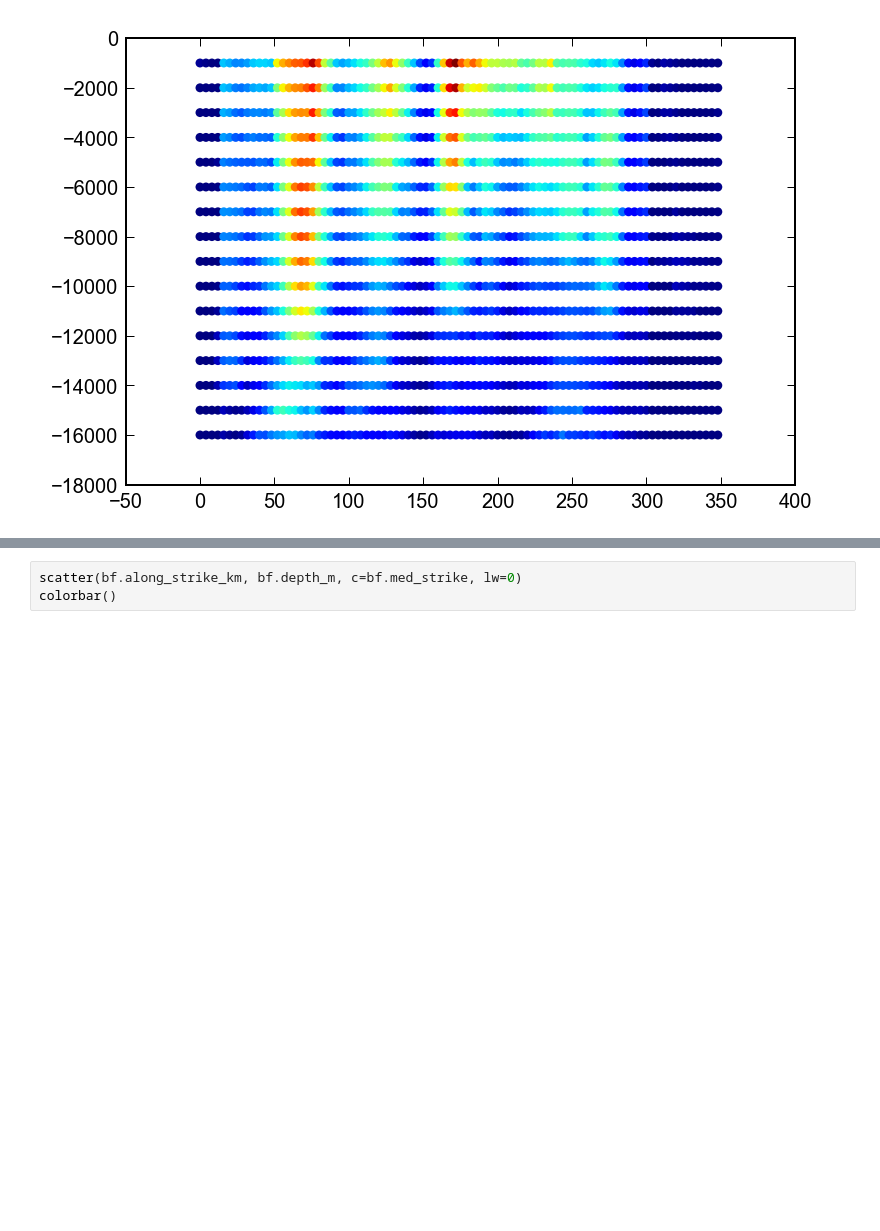
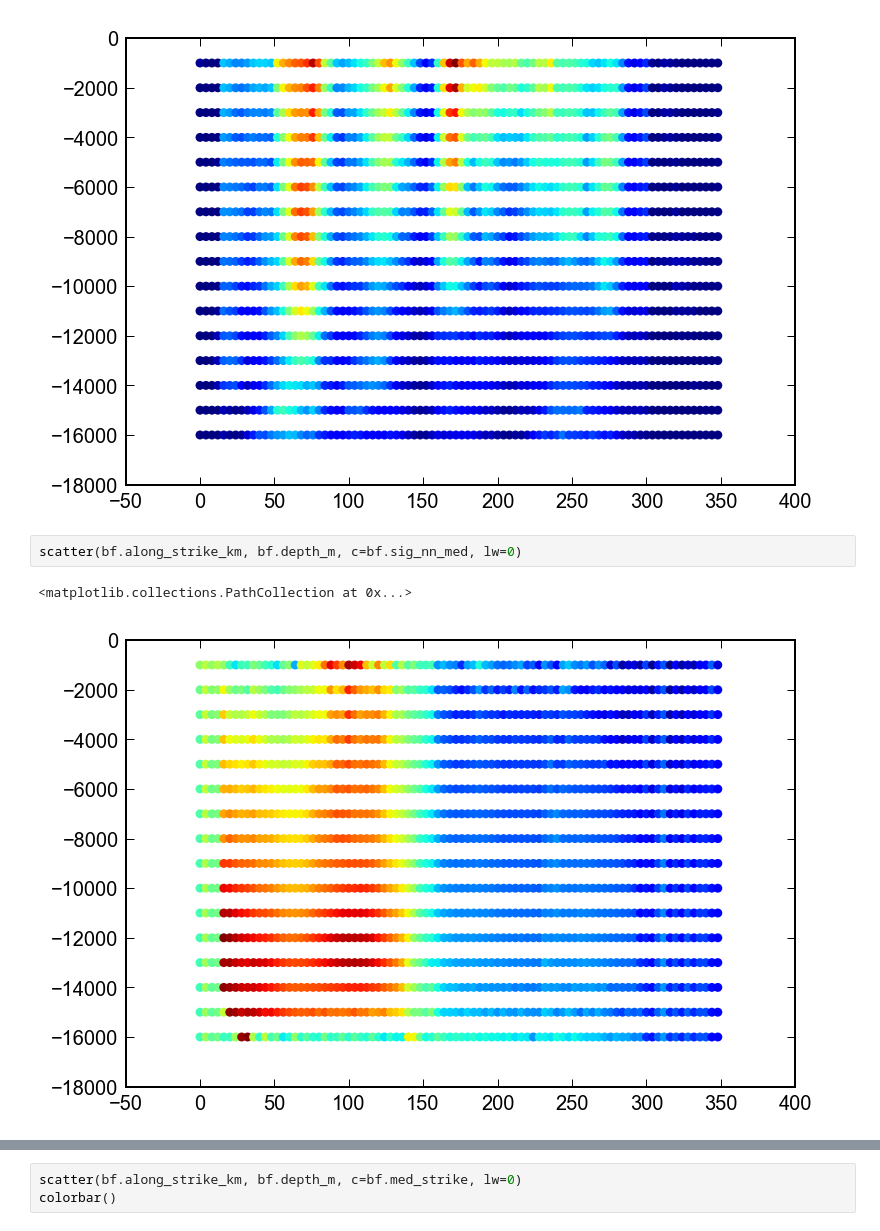
Before and after one commit to cossatot/wenchuan_topo_stress, a Jupyter notebook: scripts/aggregate_correlations.ipynb, the cells around one changed output, grey strips where cells are left out. Cells and saved outputs as stored; diff of their text form; blank space fills up the shorter version.

```diff
--- a/scripts/aggregate_correlations.ipynb
+++ b/scripts/aggregate_correlations.ipynb
@@ -67,3 +67,8 @@ scatter(bf.along_strike_km, bf.depth_m, c=bf.slip_mag_med, lw=0)
 # %% [output]
 <matplotlib.collections.PathCollection at 0x...>
 [figure]
+# %%
+scatter(bf.along_strike_km, bf.depth_m, c=bf.sig_nn_med, lw=0)
+# %% [output]
+<matplotlib.collections.PathCollection at 0x...>
+[figure, added]
```
Also changed, not shown: parts of 29 cells of this notebook.
